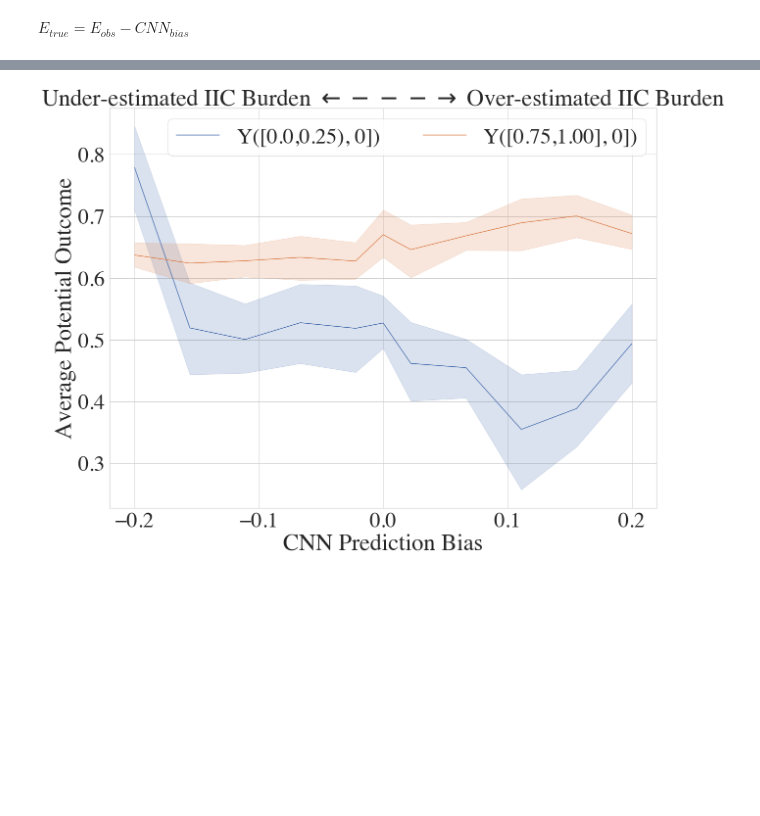
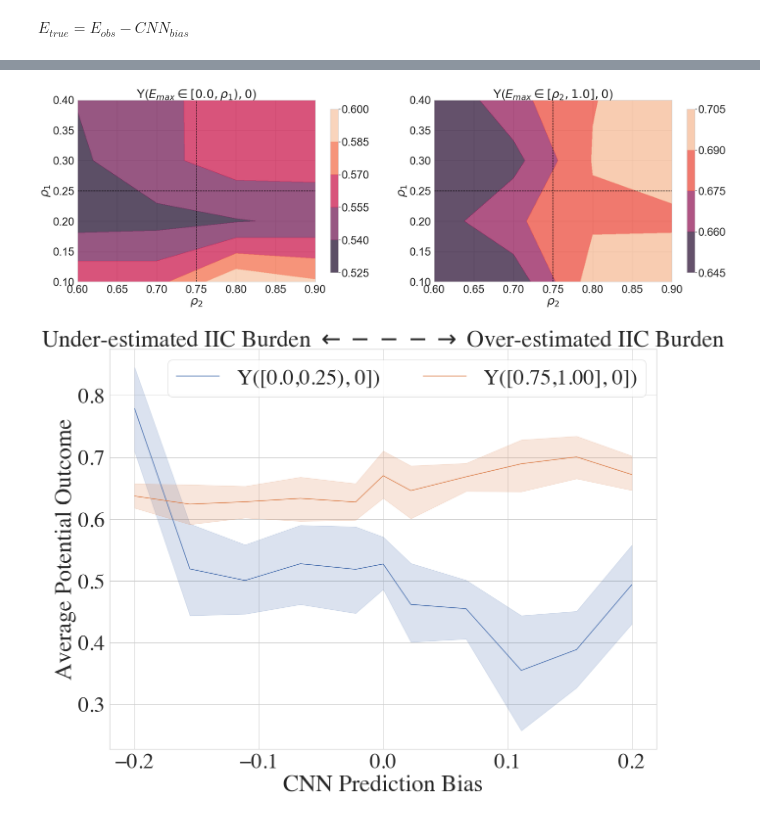
Before and after one commit to Hockey86/iic_causal_inference, a Jupyter notebook: aim2/sensitivity_analysis.ipynb, the cells around one changed output, grey strips where cells are left out. Saved outputs shown, nothing was run; the diff lists cells and outputs as text; code cells hidden in the pictures; blank space fills up the shorter version.

```diff
--- a/aim2/sensitivity_analysis.ipynb
+++ b/aim2/sensitivity_analysis.ipynb
@@ -193,3 +183,39 @@ KeyboardInterrupt:
+# %%
+df = apo_tight_0_c_pkpd_sens.groupby(by=['index','rho1','rho2']).mean()
+# %%
+fig,ax = plt.subplots(ncols=2,figsize=(35,10),sharex=True)
+CS0 = ax[0].contourf(np.round(np.linspace(0.6,0.9,4),1),
+                     np.round(np.linspace(0.1,0.4,4),1),
+                     df['Average Potential Outcome'].loc['Y((0, 0))'].values.reshape(4,4),
+                     alpha=0.75,
+                     levels=5)
+ax[0].axvline(0.75,c='black',ls='--')
+ax[0].axhline(0.25,c='black',ls='--')
+ax[0].set_xlabel(r'$\rho_2$')
+ax[0].set_ylabel(r'$\rho_1$')
+ax[0].set_title(r'Y($E_{max}\in[0.0,\rho_1),0$)')
+# ax[0].set_xticks([0,1,2,3],np.round(np.linspace(0.1,0.4,4),1))
+# ax[0].set_yticks([0,1,2,3],np.round(np.linspace(0.6,0.9,4),1))
+# ax[0].clabel(CS0, inline=True, fontsize=20)
+fig.colorbar(CS0, ax=ax[0], shrink=0.9,format='%.3f')
+
+CS1 = ax[1].contourf(np.round(np.linspace(0.6,0.9,4),1),
+                     np.round(np.linspace(0.1,0.4,4),1),
+                     df['Average Potential Outcome'].loc['Y((3, 0))'].values.reshape(4,4),
+                     alpha=0.75,
+                     levels=4)
+ax[1].axvline(0.75,c='black',ls='--')
+ax[1].axhline(0.25,c='black',ls='--')
+# ax[1].set_xticks([0,1,2,3],np.round(np.linspace(0.1,0.4,4),1))
+# ax[1].set_yticks([0,1,2,3],np.round(np.linspace(0.6,0.9,4),1))
+# ax[1].clabel(CS1, inline=True, fontsize=20)
+fig.colorbar(CS1, ax=ax[1], shrink=0.9,format='%.3f')
+ax[1].set_xlabel(r'$\rho_2$')
+ax[1].set_ylabel(r'$\rho_1$')
+ax[1].set_title(r'Y($E_{max}\in[\rho_2,1.0],0$)')
+plt.savefig('sens_bucket.png')
+# %% [output]
+[figure, added]
 # %%
 apo_tight_0_c_pkpd_sens['index'].unique()
 # %%
```
Also changed, not shown: parts of 7 cells of this notebook, 4 other files.
